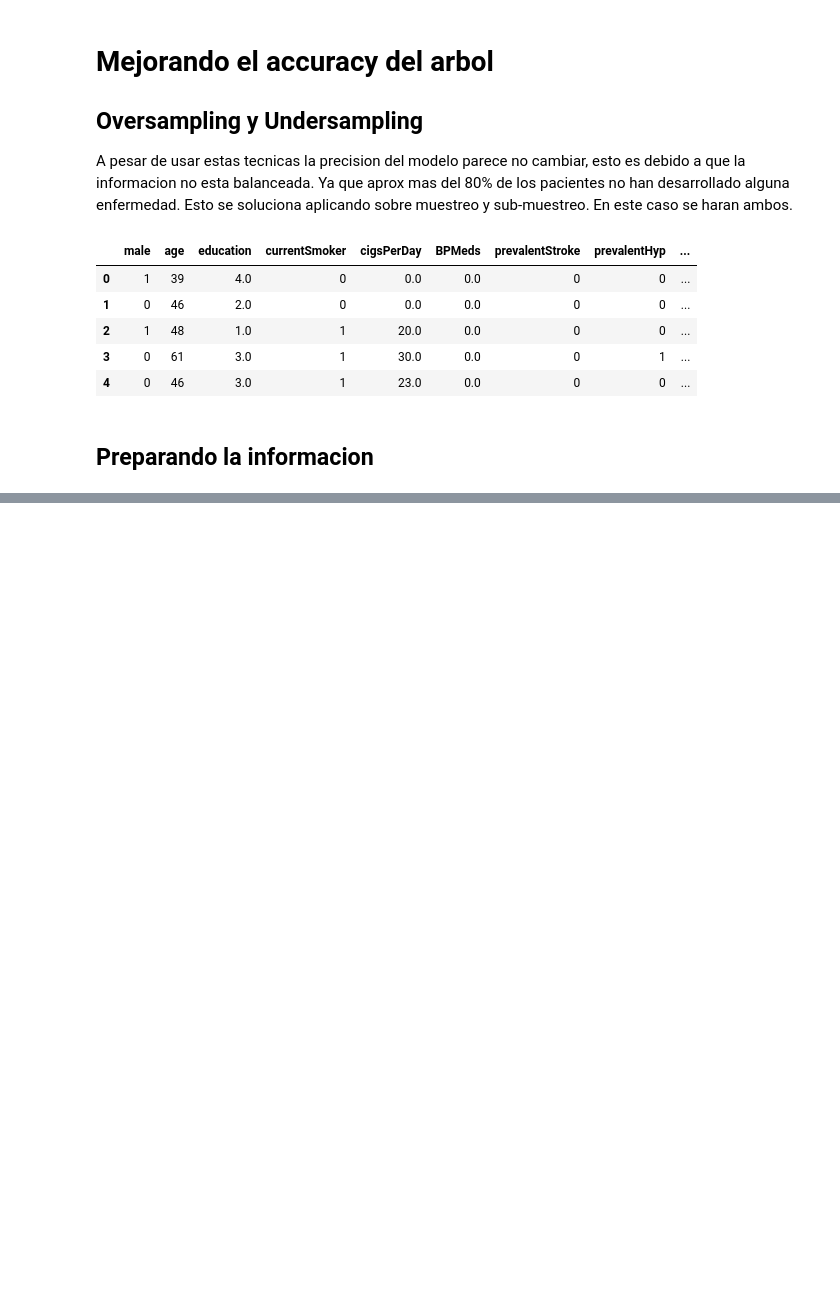
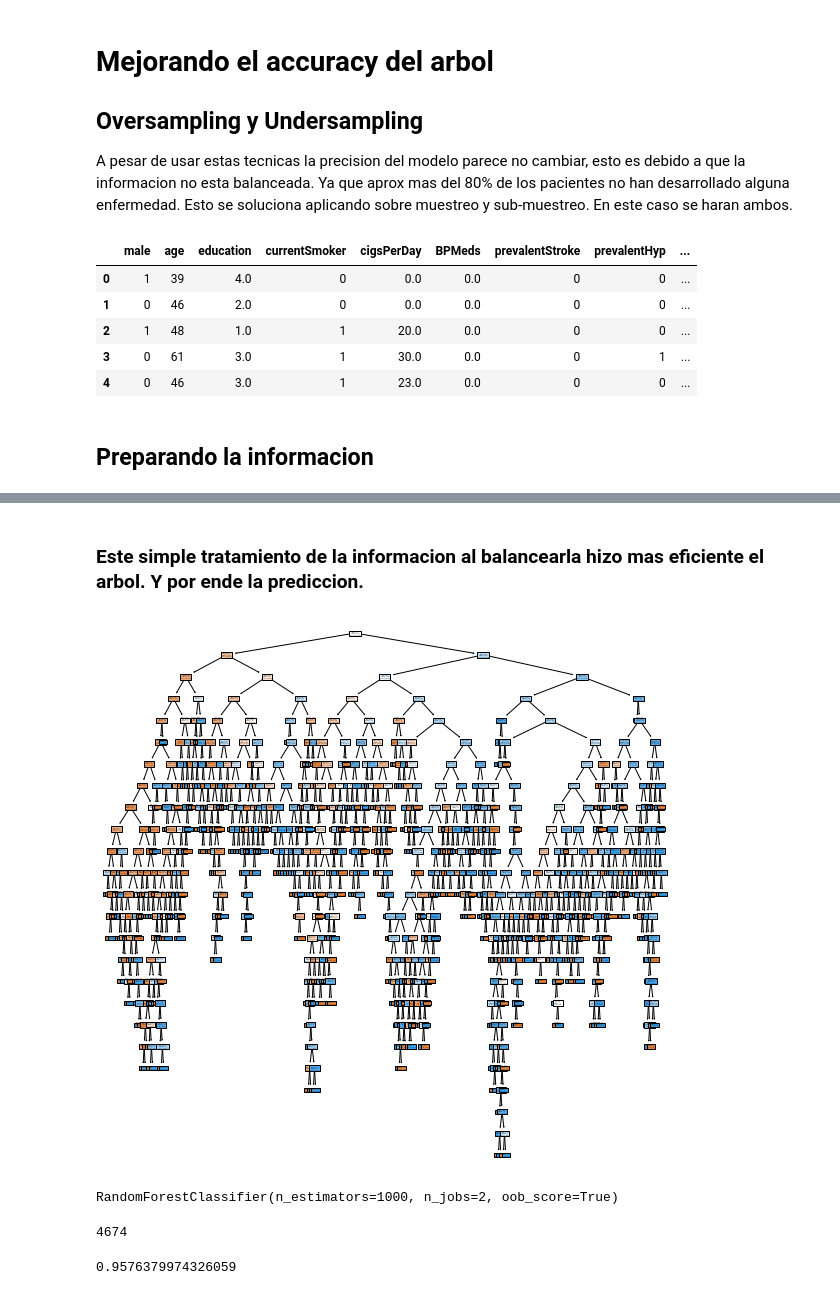
Before and after one commit to reyesguerrerofi/ProyectosDataScience, a Jupyter notebook: Supervisados/framinghan/Framingham-TreeDecisionAccuracy.ipynb, the cells around one changed output, grey strips where cells are left out. Drawn from its saved outputs; the diff is of its cells as text; code cells hidden in the pictures; blank space fills up the shorter version.

Commit message:
Random Forest, Oversampling, Undersampling y mejoramiento de accuracy

```diff
--- a/Supervisados/framinghan/Framingham-TreeDecisionAccuracy.ipynb
+++ b/Supervisados/framinghan/Framingham-TreeDecisionAccuracy.ipynb
@@ -38,0 +46,3 @@ X =
+# %%
+X = dataset[predictors]
+Y = dataset[target]
@@ -38,0 +51,10 @@ X =
+# %%
+oversample = RandomOverSampler(sampling_strategy='minority')
+
+X_over, Y_over = oversample.fit_resample(X,Y)
+X_train, X_test, Y_train, Y_test = train_test_split(X_over,Y_over,test_size=0.35)
+# %%
+steps = [('under',RandomUnderSampler()),('model',DecisionTreeClassifier())]
+pipeline = Pipeline(steps=steps)
+# %%
+pipeline.fit(X_train,Y_train)
@@ -38,0 +78,25 @@ X =
+# %% [markdown]
+### Este simple tratamiento de la informacion al balancearla hizo mas eficiente el arbol. Y por ende la prediccion.
+# %%
+plt.figure(figsize=(10,10))
+plot_tree(
+    pipeline['model'],
+    feature_names=columnas,
+    filled=True)
+plt.show()
+# %% [output]
+[figure, added]
+# %%
+#Se implementara un random forest para ver si tal vez se puede mejorar la precision
+forest = RandomForestClassifier(n_jobs=2,oob_score=True,n_estimators=1000)
+forest.fit(X_train,Y_train)
+# %% [output]
+RandomForestClassifier(n_estimators=1000, n_jobs=2, oob_score=True)
+# %%
+len(forest.oob_decision_function_)
+# %% [output]
+4674
+# %%
+forest.oob_score_ #Un random forest mejoro
+# %% [output]
+0.9576379974326059
```
Also changed, not shown: parts of 8 cells of this notebook, 1 other file.
